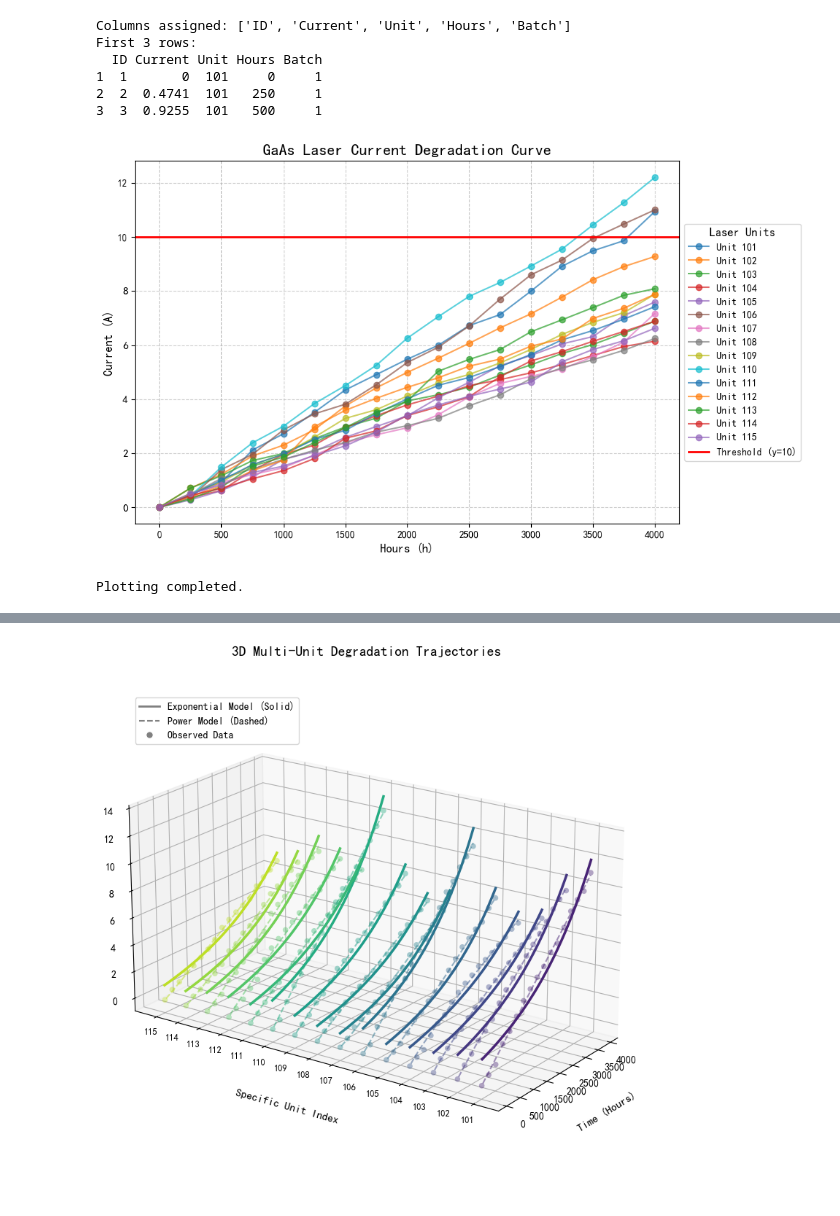
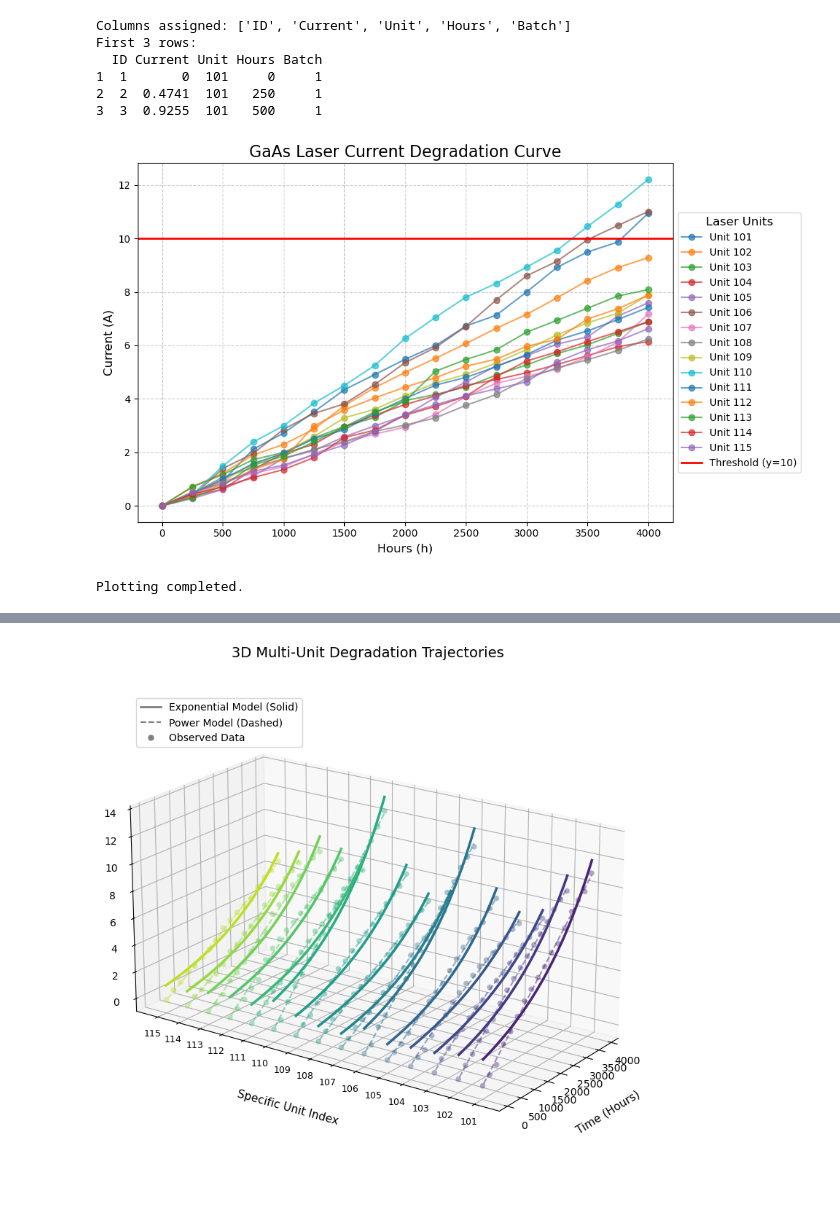
Before and after one commit to Promileee/Term6Assignments, a Jupyter notebook: Reliability/project1/issue1.ipynb, the cells around one changed output, grey strips where cells are left out. Drawn from its saved outputs; the diff is of its cells as text; code cells hidden in the pictures.

```diff
--- a/Reliability/project1/issue1.ipynb
+++ b/Reliability/project1/issue1.ipynb
@@ -2,10 +2,8 @@
 import pandas as pd
 import matplotlib.pyplot as plt
 
-plt.rcParams['font.sans-serif'] = ['SimHei']
-plt.rcParams['axes.unicode_minus'] = False
 
-file_path = r'data\课题一\project1附件-GaAs激光器退化数据.xlsx'
+file_path = r'data/课题一/project1附件-GaAs激光器退化数据.xlsx'
 
 try:
     df = pd.read_excel(file_path, skiprows=1, header=None)
@@ -40,34 +38,34 @@ try:
         title='Laser Units',
         bbox_to_anchor=(1.0, 0.5),  # Anchor point at right center (Y=0.5)
         loc='center left',           # Align legend's left-center to the anchor
         fontsize=10,                 # Increase list font size
         title_fontsize=12            # Increase title font size
     )
 
     plt.grid(True, linestyle='--', alpha=0.6)
     plt.tight_layout()
 
     plt.show()
 
     print("Plotting completed.")
 
 except FileNotFoundError:
     print(f"Error: File not found at {file_path}. Please check the file path.")
 except Exception as e:
     print(f"An error occurred: {e}")
     try:
         print(f"Debug Info - Columns: {df.columns.tolist()}")
         print(f"Debug Info - Head:\n{df.head()}")
     except:
         pass
 # %% [output]
 Columns assigned: ['ID', 'Current', 'Unit', 'Hours', 'Batch']
 First 3 rows:
   ID Current Unit Hours Batch
 1  1       0  101     0     1
 2  2  0.4741  101   250     1
 3  3  0.9255  101   500     1
-[figure, old version]
+[figure, new version]
 Plotting completed.
 # %%
 import numpy as np
@@ -305,7 +303,7 @@ plt.savefig('Degradation_3D_Vector.svg', bbox_inches='tight')
 plt.savefig('Degradation_3D_Vector.pdf', bbox_inches='tight')
 plt.show()
 # %% [output]
-[figure, old version]
+[figure, new version]
 # %%
 from sklearn.metrics import mean_squared_error, r2_score
 
```
Also changed, not shown: 5 other files.
